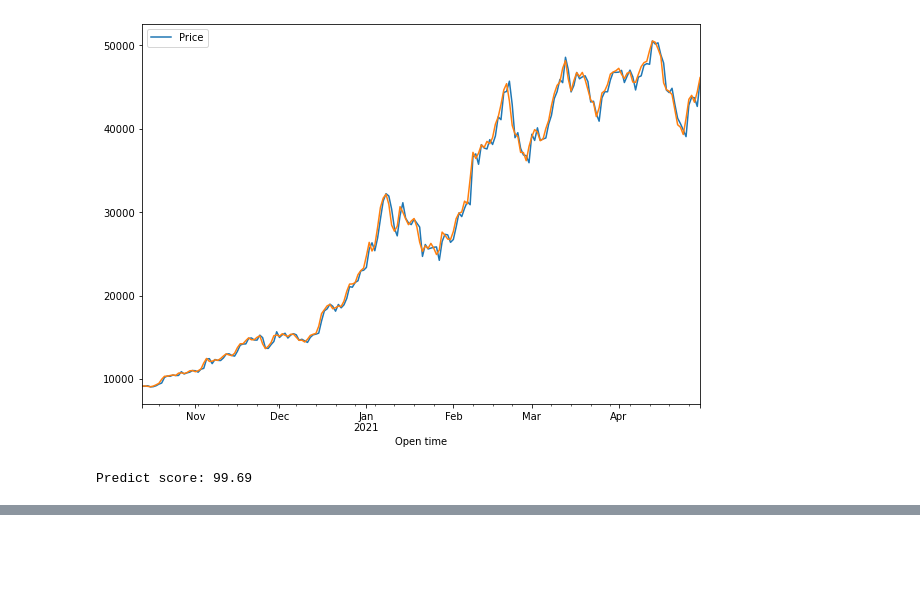
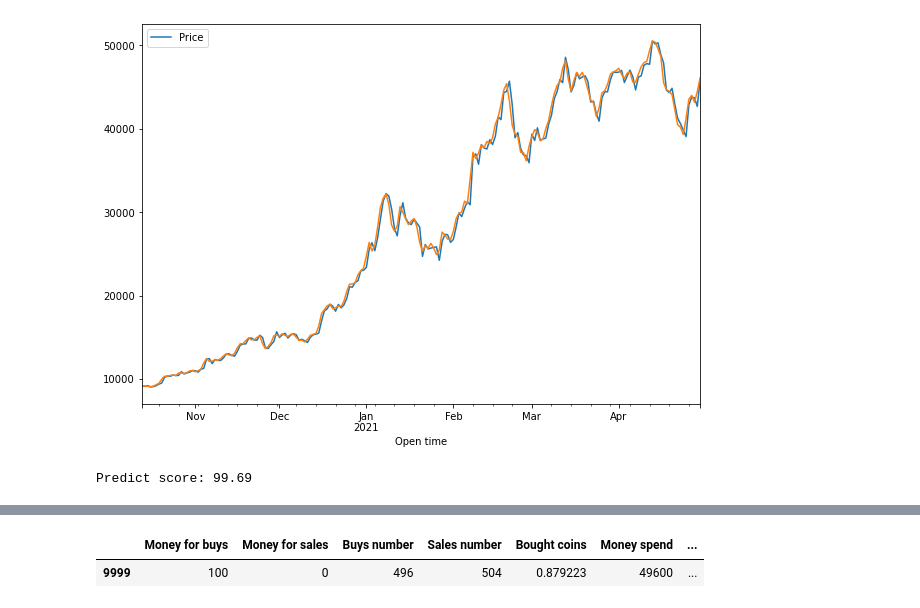
Before and after one commit to Adam-Palacz/crypto_ml, a Jupyter notebook: crypto_ml.ipynb, the cells around one changed output, grey strips where cells are left out. Saved outputs shown, nothing was run; the diff lists cells and outputs as text; code cells hidden in the pictures; blank space fills up the shorter version.

```diff
--- a/crypto_ml.ipynb
+++ b/crypto_ml.ipynb
@@ -366,2 +377,8 @@ buys_sales_simulator_df(10,10)
+# %%
+df = pd.read_csv('buys_sales_simulation_df_BTCUSDT_1h.csv')
+df.loc[df['profit'] == df['profit'].max()]
+# %% [output]
+|  | Money for buys | Money for sales | Buys number | Sales number | Bought coins | Money spend | ... |
+| 9999 | 100 | 0 | 496 | 504 | 0.879223 | 49600 | ... |
 # %%
 df = pd.read_csv('buys_sales_simulation_df_BTCUSDT_1d.csv')
```
Also changed, not shown: parts of 16 cells of this notebook.
